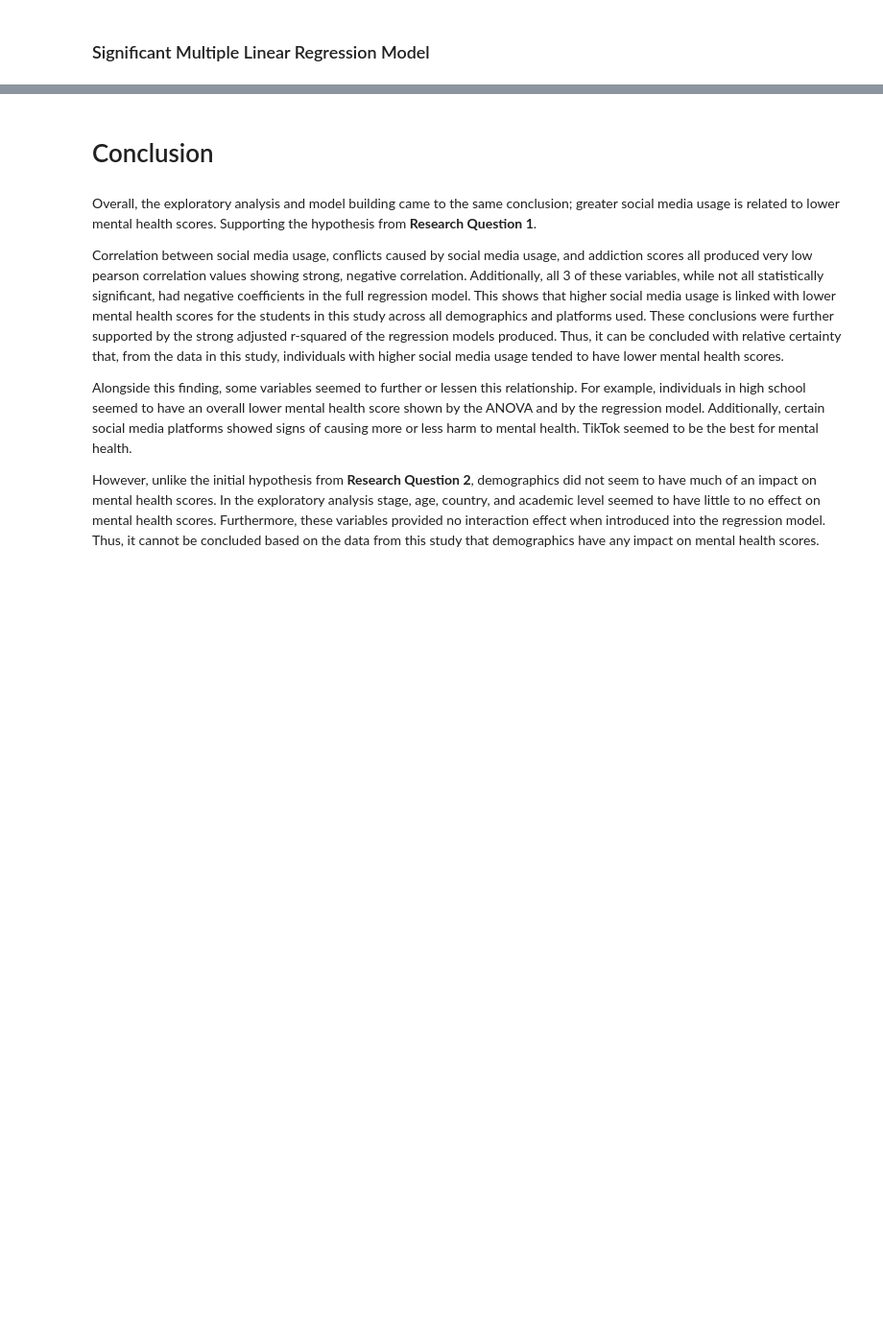
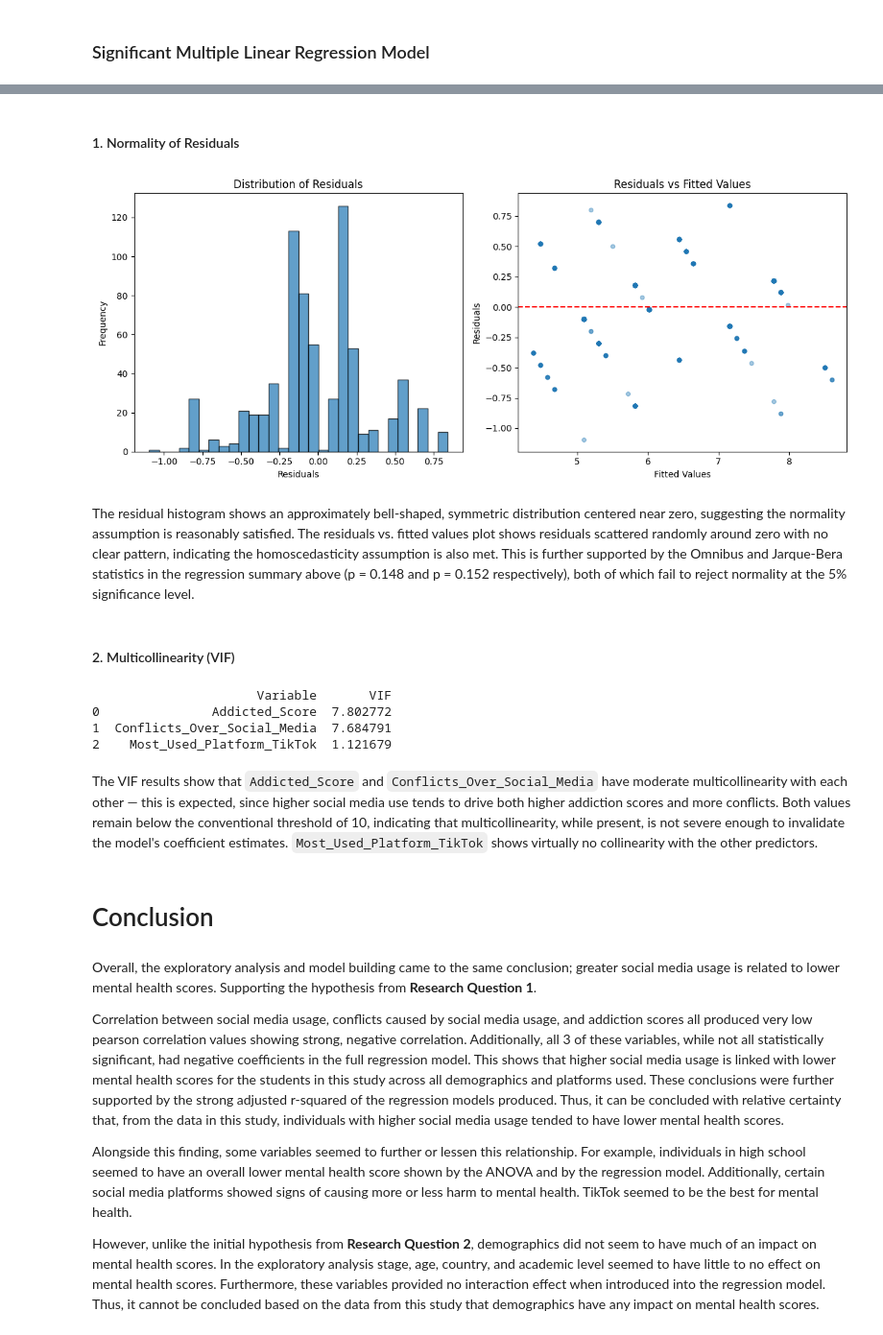
Before and after one commit to anago001/STAT206-Social-Media-Final-Project, a Jupyter notebook: report.ipynb, the cells around one changed output, grey strips where cells are left out. Shown at 96% size. Drawn from its saved outputs; the diff is of its cells as text; code cells hidden in the pictures; blank space fills up the shorter version.

Commit message:
Regression assumption check, docstring added.

```diff
--- a/report.ipynb
+++ b/report.ipynb
@@ -294,3 +296,42 @@ While the model has strong descriptive power, it may be overfitting the data and
+# %% [markdown]
+#### 1. Normality of Residuals
+# %%
+residuals = sig_model.resid
+fitted = sig_model.fittedvalues
+
+fig, axes = plt.subplots(1, 2, figsize=(12, 5))
+
+# Histogram of residuals
+axes[0].hist(residuals, bins=30, edgecolor='black', alpha=0.7)
+axes[0].set_title('Distribution of Residuals')
+axes[0].set_xlabel('Residuals')
+axes[0].set_ylabel('Frequency')
+
+# Residuals vs Fitted
+axes[1].scatter(fitted, residuals, alpha=0.4, s=20)
+axes[1].axhline(0, color='red', linestyle='--')
+axes[1].set_title('Residuals vs Fitted Values')
+axes[1].set_xlabel('Fitted Values')
+axes[1].set_ylabel('Residuals')
+
+plt.tight_layout()
+plt.show()
+# %% [output]
+[figure, added]
+# %% [markdown]
+The residual histogram shows an approximately bell-shaped, symmetric distribution centered near zero, suggesting the normality assumption is reasonably satisfied. The residuals vs. fitted values plot shows residuals scattered randomly around zero with no clear pattern, indicating the homoscedasticity assumption is also met. This is further supported by the Omnibus and Jarque-Bera statistics in the regression summary above (p = 0.148 and p = 0.152 respectively), both of which fail to reject normality at the 5% significance level.
+# %% [markdown]
+#### 2. Multicollinearity (VIF)
+# %%
+vif_result = md.check_vif(df_dummy3, sig_predictors)
+print(vif_result)
+# %% [output]
+                      Variable       VIF
+0               Addicted_Score  7.802772
+1  Conflicts_Over_Social_Media  7.684791
+2    Most_Used_Platform_TikTok  1.121679
+# %% [markdown]
+The VIF results show that `Addicted_Score` and `Conflicts_Over_Social_Media` have moderate multicollinearity with each other — this is expected, since higher social media use tends to drive both higher addiction scores and more conflicts. Both values remain below the conventional threshold of 10, indicating that multicollinearity, while present, is not severe enough to invalidate the model's coefficient estimates. `Most_Used_Platform_TikTok` shows virtually no collinearity with the other predictors.
 # %% [markdown]
 # Conclusion
 # %% [markdown]
```
Also changed, not shown: parts of 18 cells of this notebook, 3 other files.
